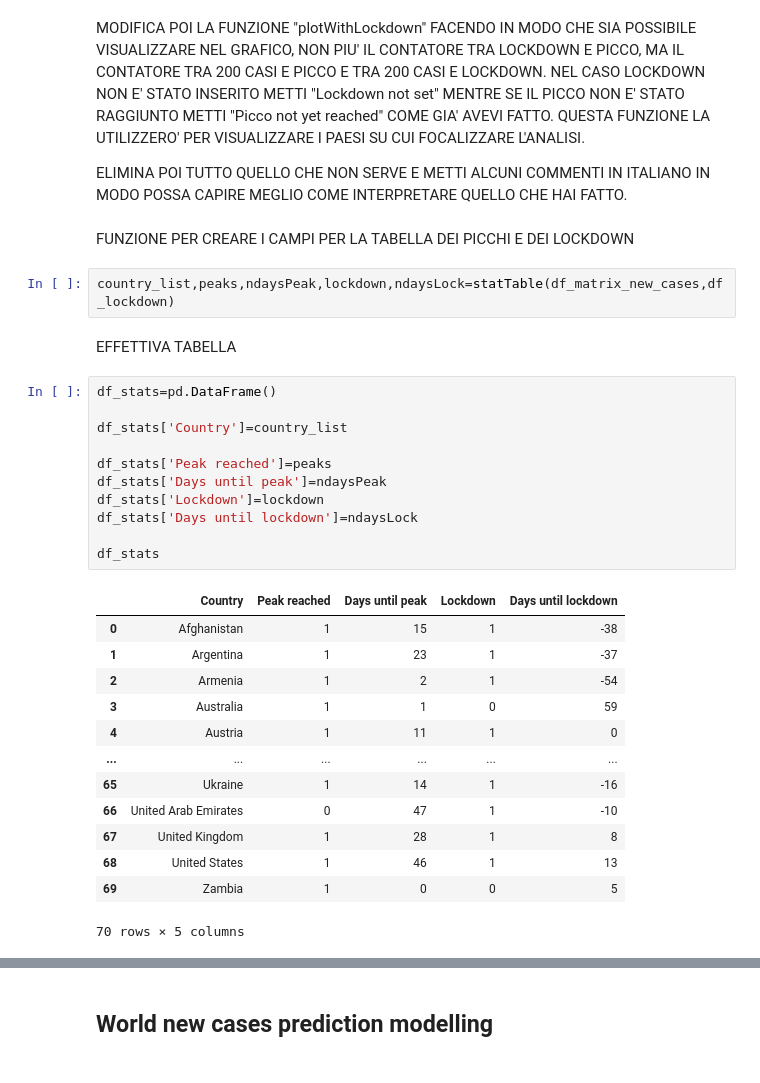
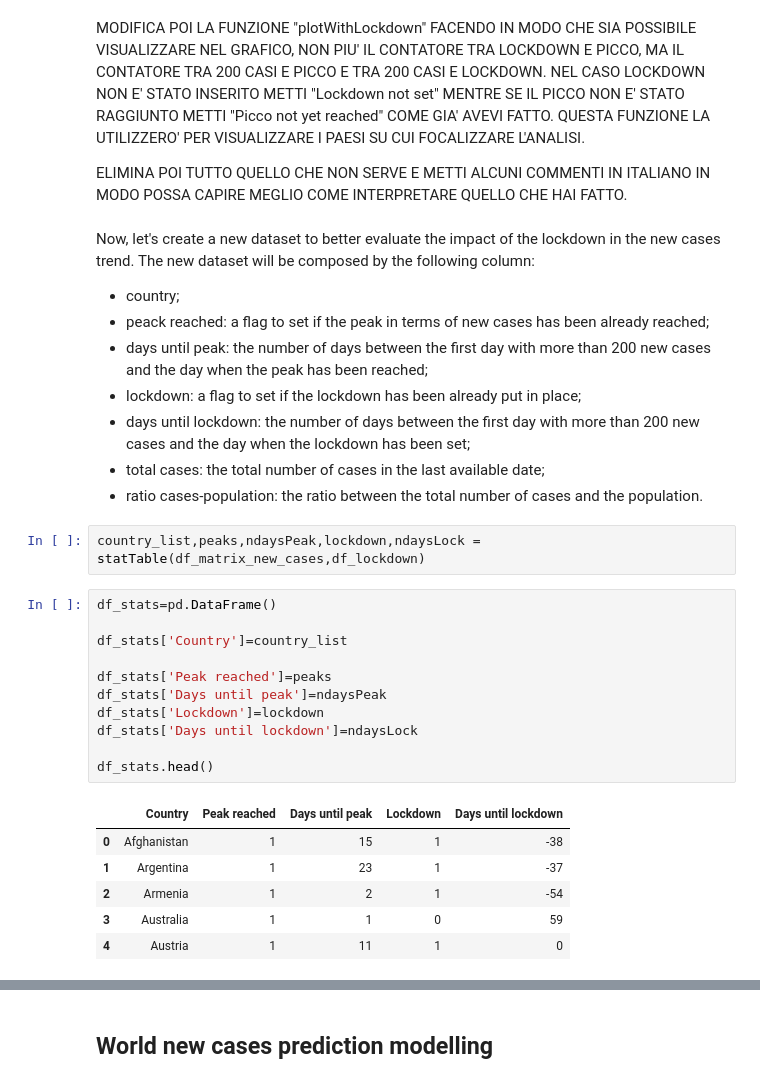
Before and after one commit to Mattia81/DataScienceForBusiness, a Jupyter notebook: COVID19_analysis/COVID19_analysis.ipynb, the cells around one changed output, grey strips where cells are left out. Saved outputs shown, nothing was run; the diff lists cells and outputs as text.

Commit message:
Closed lockdown impact analysis

```diff
--- a/COVID19_analysis/COVID19_analysis.ipynb
+++ b/COVID19_analysis/COVID19_analysis.ipynb
@@ -1046,34 +1051,33 @@ MODIFICA POI LA FUNZIONE "plotWithLockdown" FACENDO IN MODO CHE SIA POSSIBILE VI
 QUESTA FUNZIONE LA UTILIZZERO' PER VISUALIZZARE I PAESI SU CUI FOCALIZZARE L'ANALISI.
 
 ELIMINA POI TUTTO QUELLO CHE NON SERVE E METTI ALCUNI COMMENTI IN ITALIANO IN MODO POSSA CAPIRE MEGLIO COME INTERPRETARE QUELLO CHE HAI FATTO.
-# %% [markdown]
-FUNZIONE PER CREARE I CAMPI PER LA TABELLA DEI PICCHI E DEI LOCKDOWN
+# %% [markdown]
+Now, let's create a new dataset to better evaluate the impact of the lockdown in the new cases trend. The new dataset will be composed by the following column:
+
+- country;
+- peack reached: a flag to set if the peak in terms of new cases has been already reached;
+- days until peak: the number of days between the first day with more than 200 new cases and the day when the peak has been reached;
+- lockdown: a flag to set if the lockdown has been already put in place;
+- days until lockdown: the number of days between the first day with more than 200 new cases and the day when the lockdown has been set;
+- total cases: the total number of cases in the last available date;
+- ratio cases-population: the ratio between the total number of cases and the population.
 # %%
-country_list,peaks,ndaysPeak,lockdown,ndaysLock=statTable(df_matrix_new_cases,df_lockdown)
+country_list,peaks,ndaysPeak,lockdown,ndaysLock = statTable(df_matrix_new_cases,df_lockdown)
-# %% [markdown]
-EFFETTIVA TABELLA
 # %%
 df_stats=pd.DataFrame()
 
 df_stats['Country']=country_list
 
 df_stats['Peak reached']=peaks
 df_stats['Days until peak']=ndaysPeak
 df_stats['Lockdown']=lockdown
 df_stats['Days until lockdown']=ndaysLock
 
-df_stats
+df_stats.head()
 # %% [output]
 |  | Country | Peak reached | Days until peak | Lockdown | Days until lockdown |
 | 0 | Afghanistan | 1 | 15 | 1 | -38 |
 | 1 | Argentina | 1 | 23 | 1 | -37 |
 | 2 | Armenia | 1 | 2 | 1 | -54 |
 | 3 | Australia | 1 | 1 | 0 | 59 |
 | 4 | Austria | 1 | 11 | 1 | 0 |
-| ... | ... | ... | ... | ... | ... |
-| 65 | Ukraine | 1 | 14 | 1 | -16 |
-| 66 | United Arab Emirates | 0 | 47 | 1 | -10 |
-| 67 | United Kingdom | 1 | 28 | 1 | 8 |
-| 68 | United States | 1 | 46 | 1 | 13 |
-| 69 | Zambia | 1 | 0 | 0 | 5 |
-70 rows × 5 columns
```
Also changed, not shown: parts of 75 cells of this notebook.
